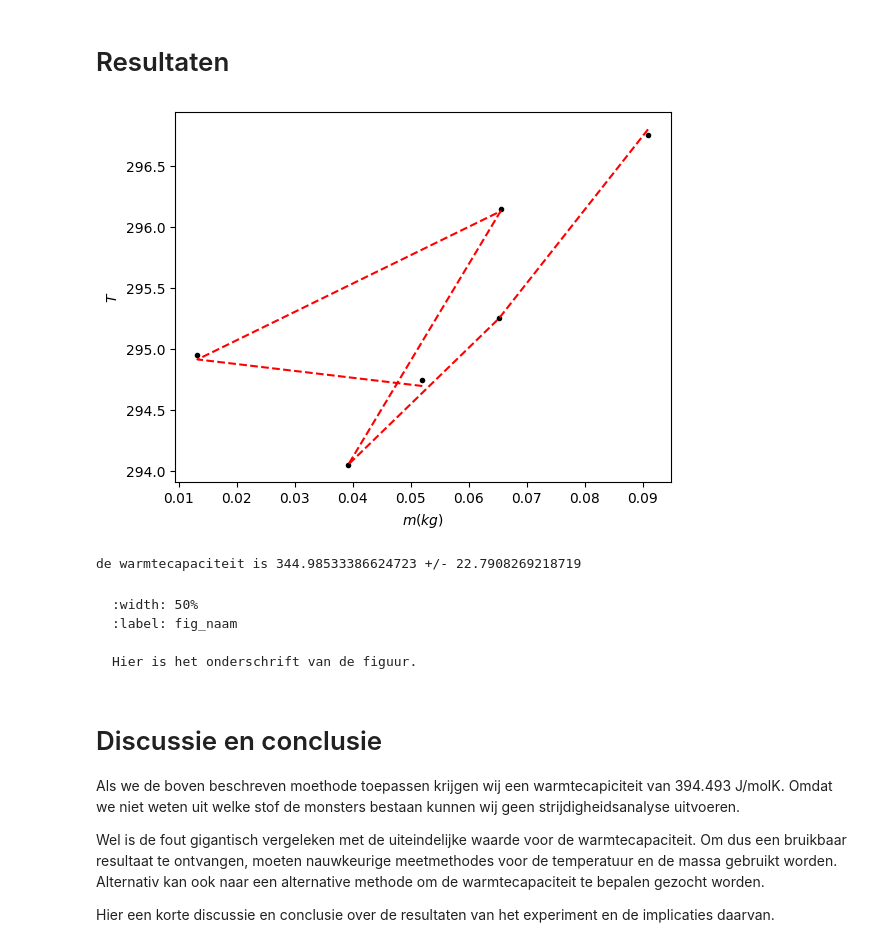
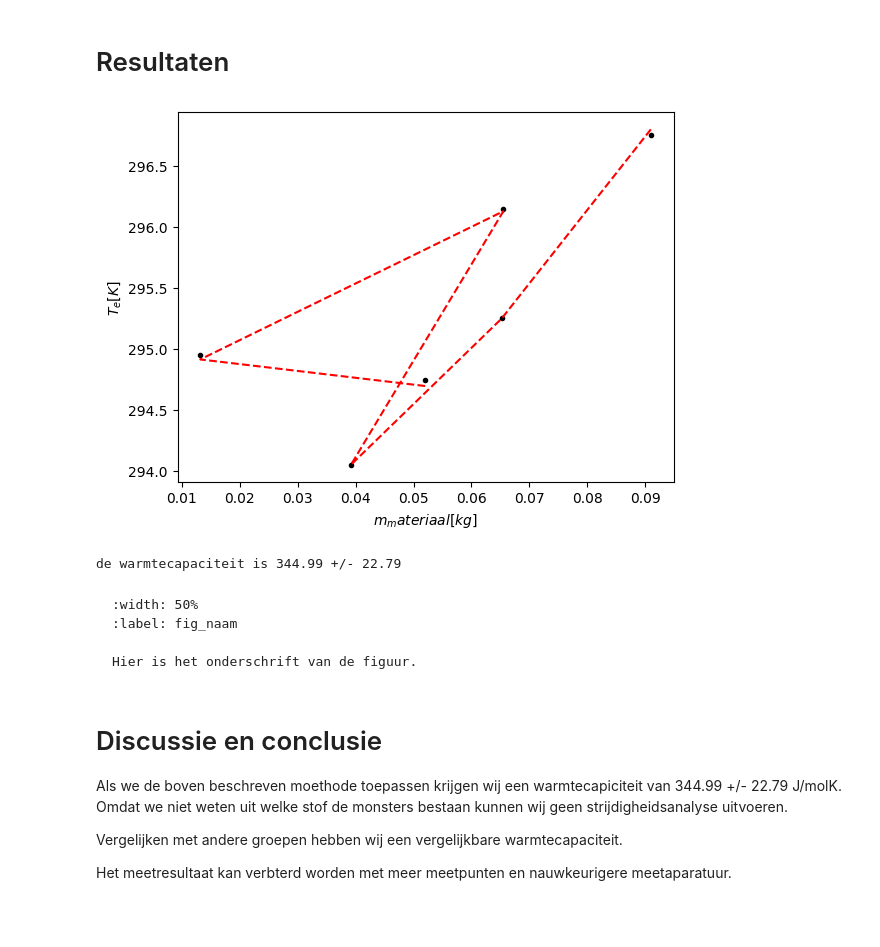
Before and after one commit to JesseDijkzeul/2, a Jupyter notebook: Content/Labs/Warmtecapaciteit.ipynb, the cells around one changed output. Cells and saved outputs as stored; diff of their text form; code cells hidden in the pictures; blank space fills up the shorter version.

Commit message:
Warmtecapaciteit klaar

````diff
--- a/Content/Labs/Warmtecapaciteit.ipynb
+++ b/Content/Labs/Warmtecapaciteit.ipynb
@@ -93,24 +95,25 @@ val, cov = curve_fit(func,m_materiaal, T_e)
 # %%
 # Sla figuren op met
 #
 # plt.savefig("Figuren/naam.png", dpi=450)
 # waarbij naam vervangen wordt door de bestandsnaam.
 # Onderstaande voorbeeld code en output grafiek
 
 # Maken van de grafiek
 
 plt.figure()
-plt.xlabel('$m(kg)$')
-plt.ylabel('$T$')
+plt.xlabel('$m_materiaal [kg]$')
+plt.ylabel('$T_e [K]$')
 plt.plot(m_materiaal, T_e ,'k.', label='meetpunten')
 plt.plot(m_materiaal, func(m_materiaal, *val),'r--',label='curve_fit')
+plt.savefig(r"C:\Users\Jesse\Desktop\TU Delft\IP2\thermolab\2\Figures\Warmtecapaciteit_curve_fit",dpi= 400)
 plt.show()
+# de rede voor deze chaotische plot is de foute volgoorde van meetdata in de array's
 
-
-print('de warmtecapaciteit is', val[0],"+/-", cov[0,0] )
+print('de warmtecapaciteit is', np.round(val[0],2) ,"+/-", np.round(cov[0,0],2) )
 # %% [output]
-[figure, old version]
+[figure, new version]
-de warmtecapaciteit is 344.98533386624723 +/- 22.7908269218719
+de warmtecapaciteit is 344.99 +/- 22.79
 # %% [markdown]
 ```{figure} figures/naam.png
 :width: 50%
@@ -121,10 +124,8 @@ Hier is het onderschrift van de figuur.
 # %% [markdown]
 # Discussie en conclusie
 
-Als we de boven beschreven moethode toepassen krijgen wij een warmtecapiciteit van 394.493 J/molK. Omdat we niet weten uit welke stof de monsters bestaan kunnen wij geen strijdigheidsanalyse uitvoeren.
+Als we de boven beschreven moethode toepassen krijgen wij een warmtecapiciteit van 344.99 +/- 22.79 J/molK. Omdat we niet weten uit welke stof de monsters bestaan kunnen wij geen strijdigheidsanalyse uitvoeren.
 
-Wel is de fout gigantisch vergeleken met de uiteindelijke waarde voor de warmtecapaciteit. Om dus een bruikbaar resultaat te ontvangen, moeten nauwkeurige meetmethodes voor de temperatuur en de massa gebruikt worden.
-Alternativ kan ook naar een alternative methode om de warmtecapaciteit te bepalen gezocht worden.
+Vergelijken met andere groepen hebben wij een vergelijkbare warmtecapaciteit.
 
-
-Hier een korte discussie en conclusie over de resultaten van het experiment en de implicaties daarvan.
+Het meetresultaat kan verbterd worden met meer meetpunten en nauwkeurigere meetaparatuur.
````
Also changed, not shown: parts of 1 cell of this notebook, 1 other file.
